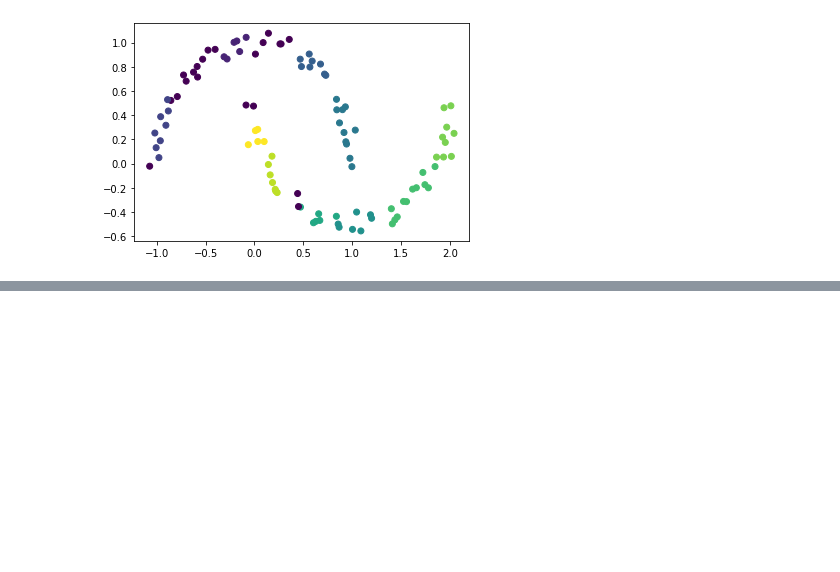
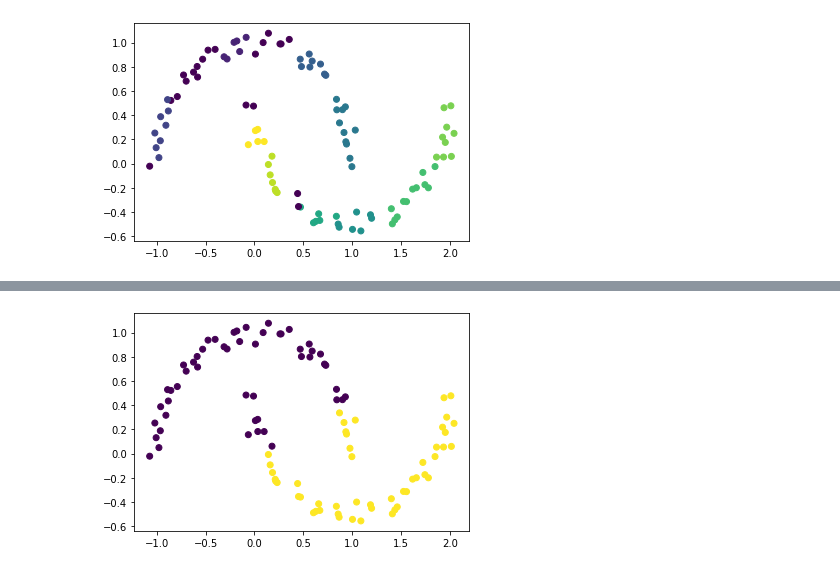
Before and after one commit to Pomilusky/apuntes_clase, a Jupyter notebook: semana_7/2.1 - Mas modelos USL.ipynb, the cells around one changed output, grey strips where cells are left out. Cells and saved outputs as stored; diff of their text form; code cells hidden in the pictures; blank space fills up the shorter version.

```diff
--- a/semana_7/2.1 - Mas modelos USL.ipynb
+++ b/semana_7/2.1 - Mas modelos USL.ipynb
@@ -168,0 +201,5 @@ Se asume que los datos son mezclas de un nº finito de distribuciones gaussianas
+# %%
+plt.scatter(moons[0][:,0], moons[0][:,1],
+            c=gmm.predict(moons[0]));
+# %% [output]
+[figure, added]
```
Also changed, not shown: parts of 13 cells of this notebook.
